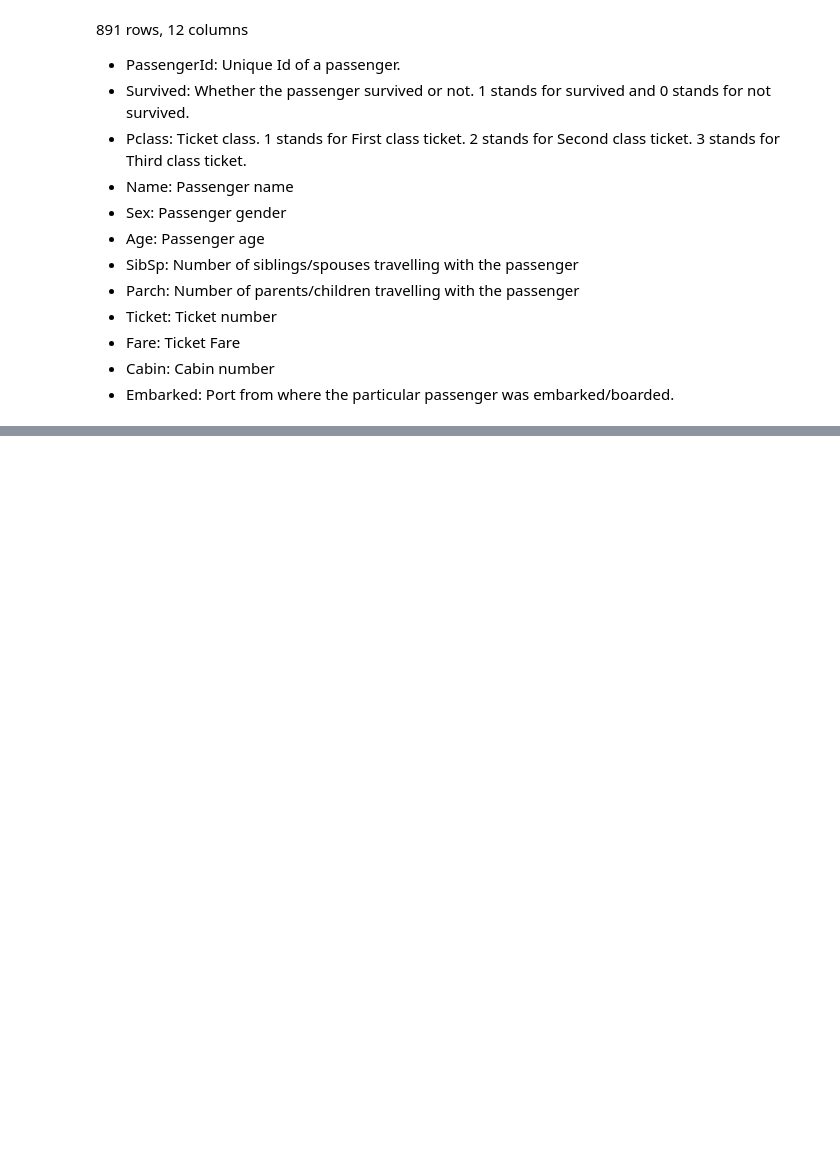
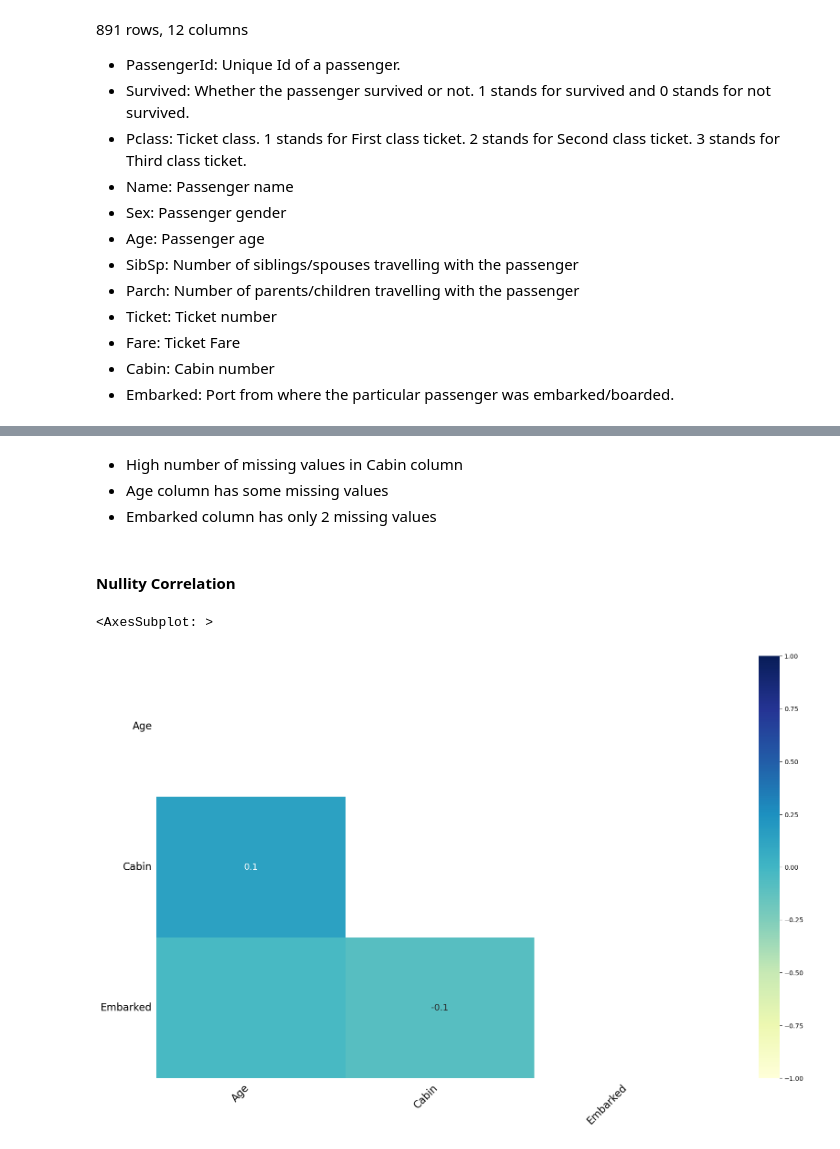
Before and after one commit to AaronM44/Titanic-ML, a Jupyter notebook: titanic_ml.ipynb, the cells around one changed output, grey strips where cells are left out. Drawn from its saved outputs; the diff is of its cells as text; code cells hidden in the pictures; blank space fills up the shorter version.

```diff
--- a/titanic_ml.ipynb
+++ b/titanic_ml.ipynb
@@ -104,0 +131,11 @@ train.describe()
+# %% [markdown]
+- High number of missing values in Cabin column
+- Age column has some missing values
+- Embarked column has only 2 missing values
+# %% [markdown]
+#### Nullity Correlation
+# %%
+msno.heatmap(train, cmap='YlGnBu')
+# %% [output]
+<AxesSubplot: >
+[figure, added]
```
Also changed, not shown: parts of 11 cells of this notebook.
